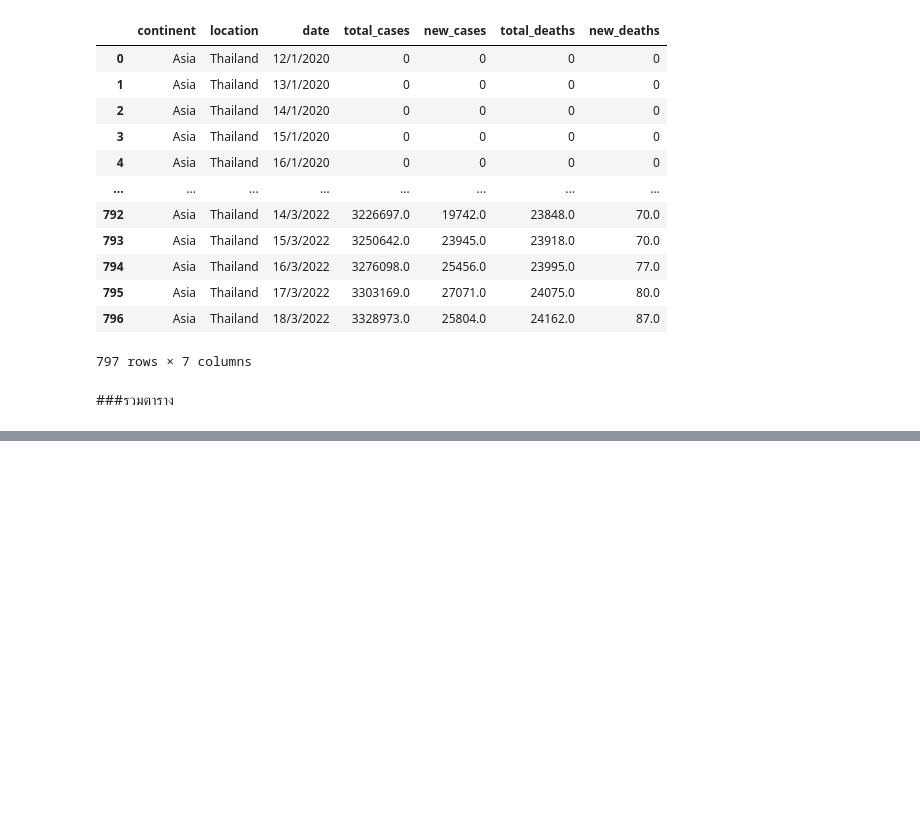
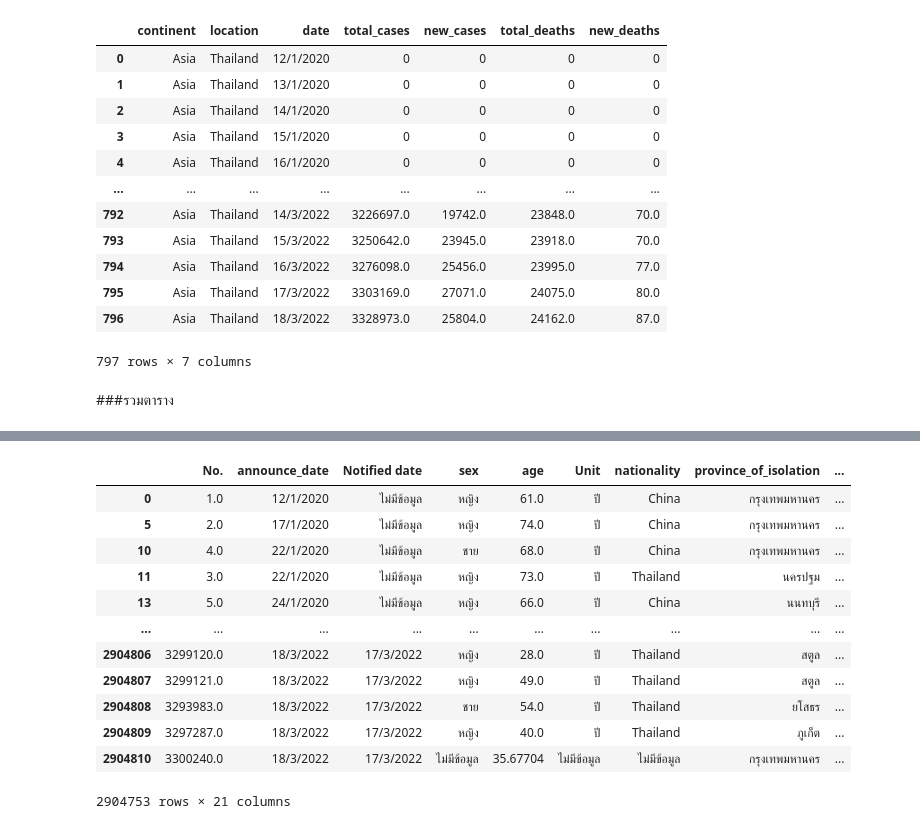
Before and after one commit to BooEiEi/data_viz_2022, a Jupyter notebook: Final_Project.ipynb, the cells around one changed output, grey strips where cells are left out. Saved outputs shown, nothing was run; the diff lists cells and outputs as text; code cells hidden in the pictures; blank space fills up the shorter version.

```diff
--- a/Final_Project.ipynb
+++ b/Final_Project.ipynb
@@ -593,0 +630,16 @@ Warning: total number of rows (2899531) exceeds max_rows (20000). Limiting to fi
+# %%
+case_pro1.dropna(subset=['announce_date'])
+# %% [output]
+|  | No. | announce_date | Notified date | sex | age | Unit | nationality | province_of_isolation | ... |
+| 0 | 1.0 | 12/1/2020 | ไม่มีข้อมูล | หญิง | 61.0 | ปี | China | กรุงเทพมหานคร | ... |
+| 5 | 2.0 | 17/1/2020 | ไม่มีข้อมูล | หญิง | 74.0 | ปี | China | กรุงเทพมหานคร | ... |
+| 10 | 4.0 | 22/1/2020 | ไม่มีข้อมูล | ชาย | 68.0 | ปี | China | กรุงเทพมหานคร | ... |
+| 11 | 3.0 | 22/1/2020 | ไม่มีข้อมูล | หญิง | 73.0 | ปี | Thailand | นครปฐม | ... |
+| 13 | 5.0 | 24/1/2020 | ไม่มีข้อมูล | หญิง | 66.0 | ปี | China | นนทบุรี | ... |
+| ... | ... | ... | ... | ... | ... | ... | ... | ... | ... |
+| 2904806 | 3299120.0 | 18/3/2022 | 17/3/2022 | หญิง | 28.0 | ปี | Thailand | สตูล | ... |
+| 2904807 | 3299121.0 | 18/3/2022 | 17/3/2022 | หญิง | 49.0 | ปี | Thailand | สตูล | ... |
+| 2904808 | 3293983.0 | 18/3/2022 | 17/3/2022 | ชาย | 54.0 | ปี | Thailand | ยโสธร | ... |
+| 2904809 | 3297287.0 | 18/3/2022 | 17/3/2022 | หญิง | 40.0 | ปี | Thailand | ภูเก็ต | ... |
+| 2904810 | 3300240.0 | 18/3/2022 | 17/3/2022 | ไม่มีข้อมูล | 35.67704 | ไม่มีข้อมูล | ไม่มีข้อมูล | กรุงเทพมหานคร | ... |
+2904753 rows × 21 columns
```
Also changed, not shown: parts of 5 cells of this notebook.
